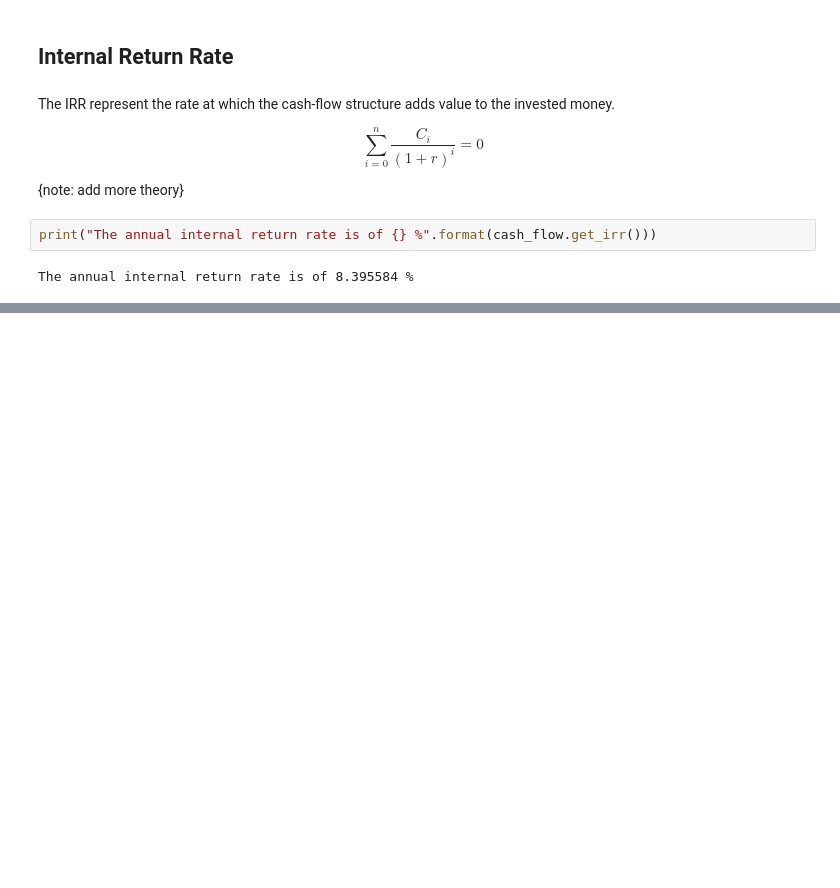
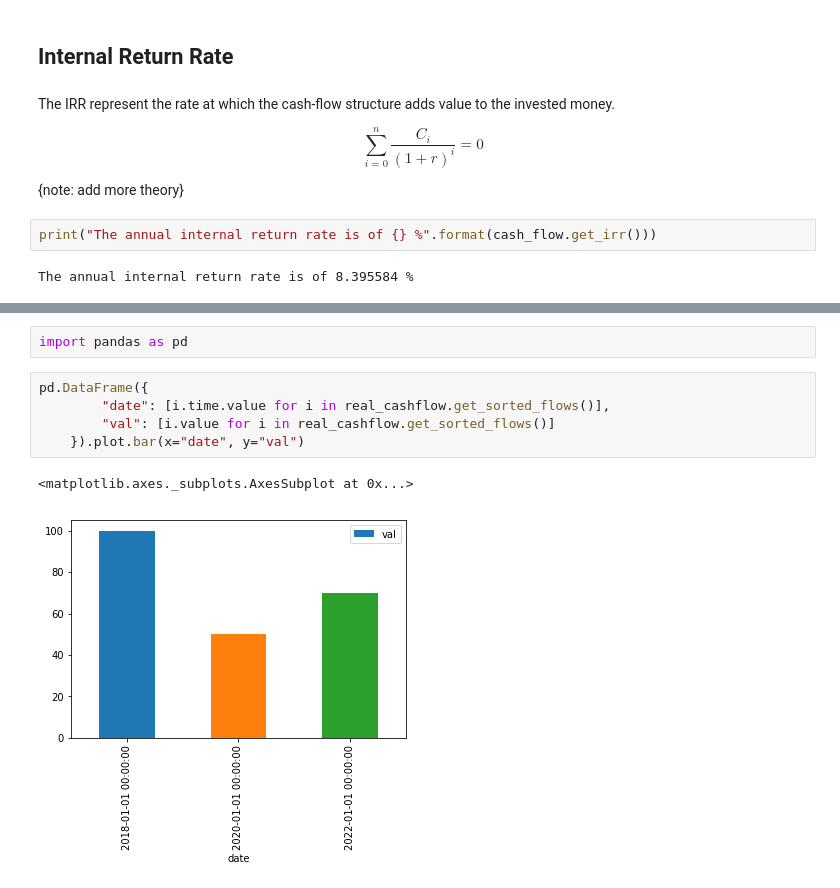
Before and after one commit to RHDZMOTA/cashflows, a Jupyter notebook: examples.ipynb, the cells around one changed output, grey strips where cells are left out. Saved outputs shown, nothing was run; the diff lists cells and outputs as text; blank space fills up the shorter version.

```diff
--- a/examples.ipynb
+++ b/examples.ipynb
@@ -218,0 +251,10 @@ The annual internal return rate is of 8.395584 %
+# %%
+import pandas as pd
+# %%
+pd.DataFrame({
+        "date": [i.time.value for i in real_cashflow.get_sorted_flows()],
+        "val": [i.value for i in real_cashflow.get_sorted_flows()]
+    }).plot.bar(x="date", y="val")
+# %% [output]
+<matplotlib.axes._subplots.AxesSubplot at 0x...>
+[figure, added]
```
Also changed, not shown: parts of 18 cells of this notebook.
